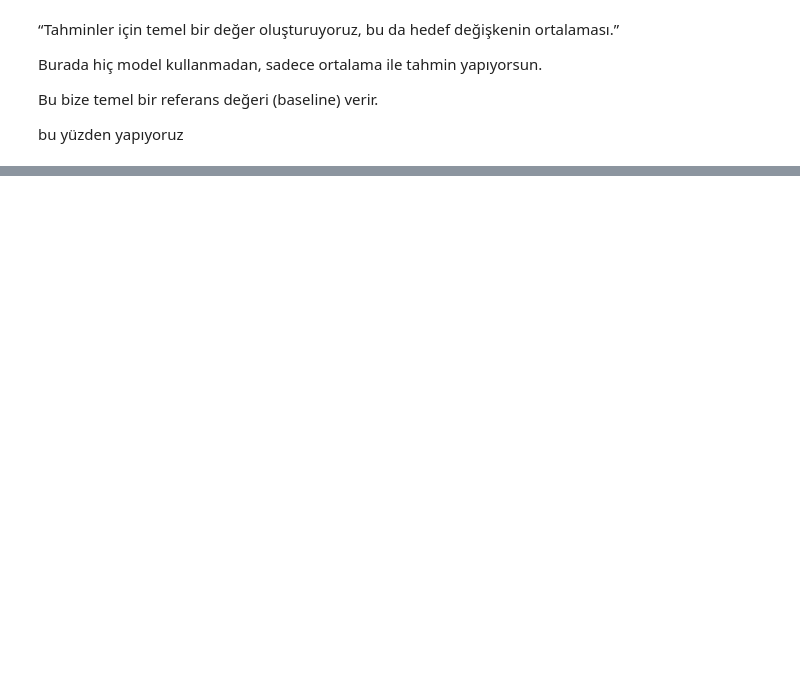
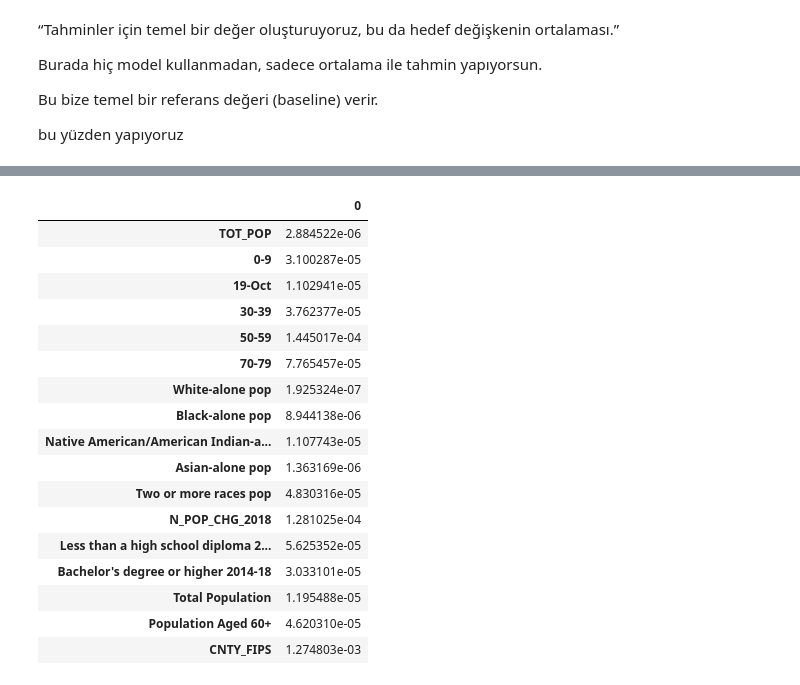
Before and after one commit to utkuseyithanoglu/utku-machine-learning-python-template, a Jupyter notebook: src/Build a linear regression model using pandas and python.ipynb, the cells around one changed output, grey strips where cells are left out. Saved outputs shown, nothing was run; the diff lists cells and outputs as text; code cells hidden in the pictures; blank space fills up the shorter version.

```diff
--- a/src/Build a linear regression model using pandas and python.ipynb
+++ b/src/Build a linear regression model using pandas and python.ipynb
@@ -247,0 +291,23 @@ sns.scatterplot(x=np.linspace(0,22.5),y=np.linspace(0,22.5))
+# %%
+temp_df=pd.DataFrame(lasso_model.coef_,lasso_model.feature_names_in_)
+temp_df[temp_df[0]>0]
+#temp_df[temp_df[0]>0] bu temp_df teki Sadece katsayısı 0'dan büyük olan kolonları getirir
+# %% [output]
+|  | 0 |
+| TOT_POP | 2.884522e-06 |
+| 0-9 | 3.100287e-05 |
+| 19-Oct | 1.102941e-05 |
+| 30-39 | 3.762377e-05 |
+| 50-59 | 1.445017e-04 |
+| 70-79 | 7.765457e-05 |
+| White-alone pop | 1.925324e-07 |
+| Black-alone pop | 8.944138e-06 |
+| Native American/American Indian-a... | 1.107743e-05 |
+| Asian-alone pop | 1.363169e-06 |
+| Two or more races pop | 4.830316e-05 |
+| N_POP_CHG_2018 | 1.281025e-04 |
+| Less than a high school diploma 2... | 5.625352e-05 |
+| Bachelor's degree or higher 2014-18 | 3.033101e-05 |
+| Total Population | 1.195488e-05 |
+| Population Aged 60+ | 4.620310e-05 |
+| CNTY_FIPS | 1.274803e-03 |
```
Also changed, not shown: parts of 27 cells of this notebook, 2 other files.
